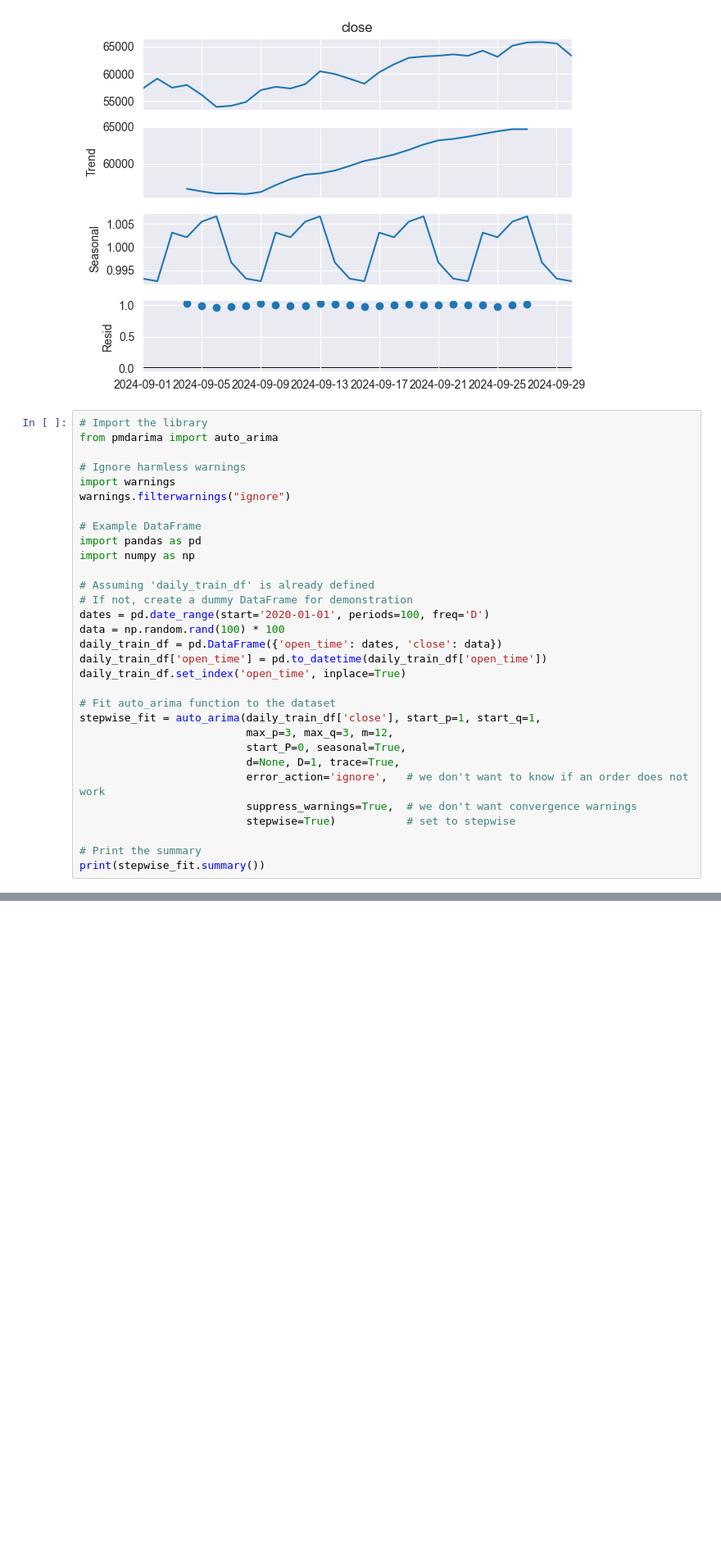
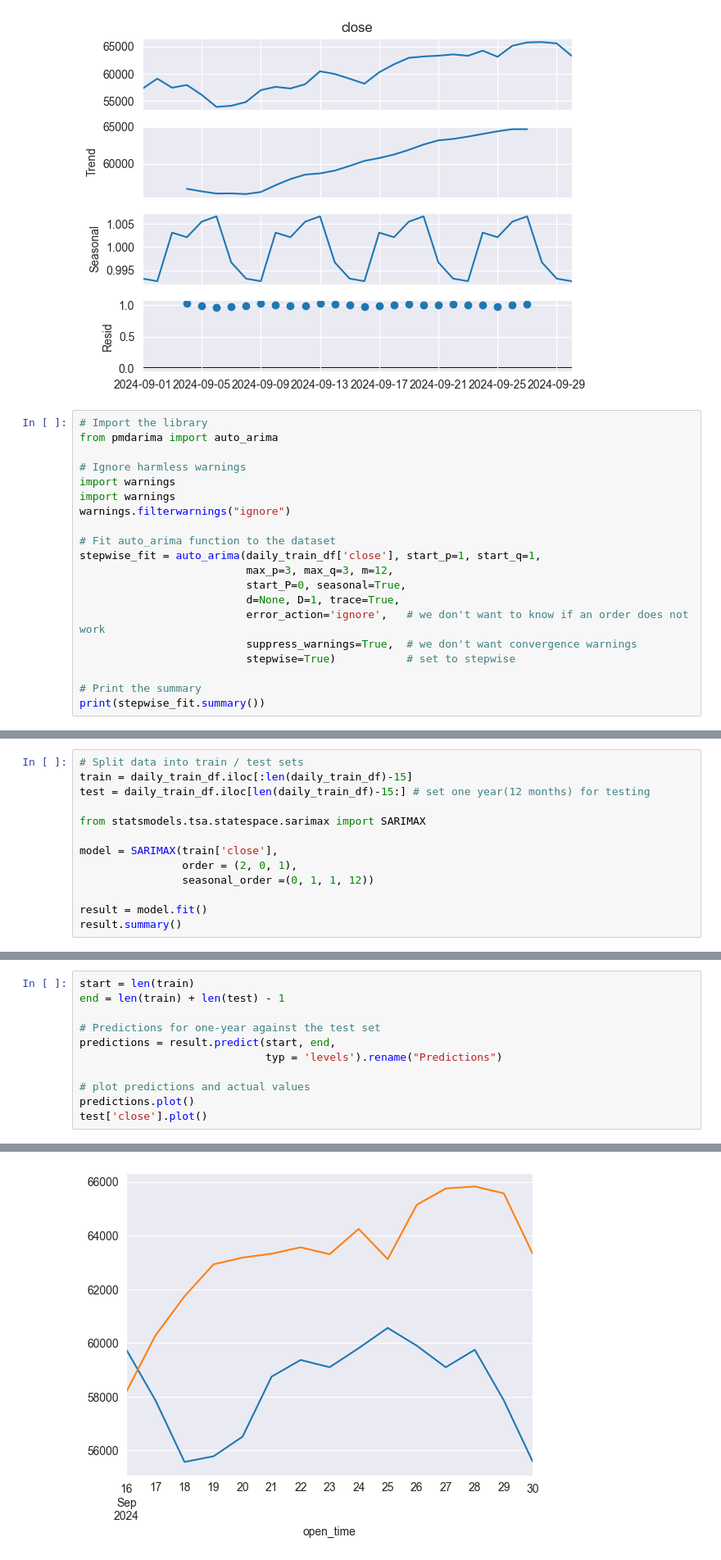
Before and after one commit to OnkarSama/diag, a Jupyter notebook: DiasFinal.ipynb, the cells around one changed output, grey strips where cells are left out. Shown at 82% size. Drawn from its saved outputs; the diff is of its cells as text; blank space fills up the shorter version.

Commit message:
So Sad not again 20hr Project.

```diff
--- a/DiasFinal.ipynb
+++ b/DiasFinal.ipynb
@@ -460,19 +461,8 @@ from pmdarima import auto_arima
 
 # Ignore harmless warnings
 import warnings
+import warnings
 warnings.filterwarnings("ignore")
-
-# Example DataFrame
-import pandas as pd
-import numpy as np
-
-# Assuming 'daily_train_df' is already defined
-# If not, create a dummy DataFrame for demonstration
-dates = pd.date_range(start='2020-01-01', periods=100, freq='D')
-data = np.random.rand(100) * 100
-daily_train_df = pd.DataFrame({'open_time': dates, 'close': data})
-daily_train_df['open_time'] = pd.to_datetime(daily_train_df['open_time'])
-daily_train_df.set_index('open_time', inplace=True)
 
 # Fit auto_arima function to the dataset
 stepwise_fit = auto_arima(daily_train_df['close'], start_p=1, start_q=1,
@@ -489,0 +496,13 @@ ValueError: numpy.dtype size changed, may indicate binary incompatibility. Expec
+# %%
+# Split data into train / test sets
+train = daily_train_df.iloc[:len(daily_train_df)-15]
+test = daily_train_df.iloc[len(daily_train_df)-15:] # set one year(12 months) for testing
+
+from statsmodels.tsa.statespace.sarimax import SARIMAX
+
+model = SARIMAX(train['close'],
+                order = (2, 0, 1),
+                seasonal_order =(0, 1, 1, 12))
+
+result = model.fit()
+result.summary()
@@ -489,0 +549,12 @@ ValueError: numpy.dtype size changed, may indicate binary incompatibility. Expec
+# %%
+start = len(train)
+end = len(train) + len(test) - 1
+
+# Predictions for one-year against the test set
+predictions = result.predict(start, end,
+                             typ = 'levels').rename("Predictions")
+
+# plot predictions and actual values
+predictions.plot()
+test['close'].plot()
+# %% [output]
@@ -489,0 +562 @@ ValueError: numpy.dtype size changed, may indicate binary incompatibility. Expec
+[figure, added]
```
Also changed, not shown: parts of 9 cells of this notebook.
